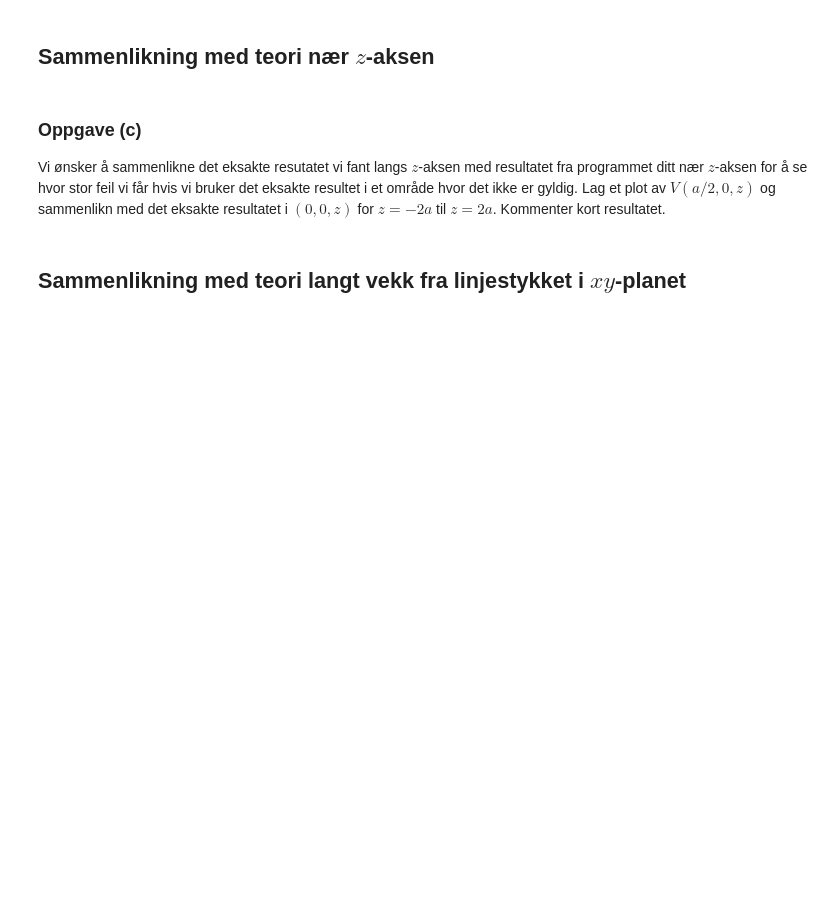
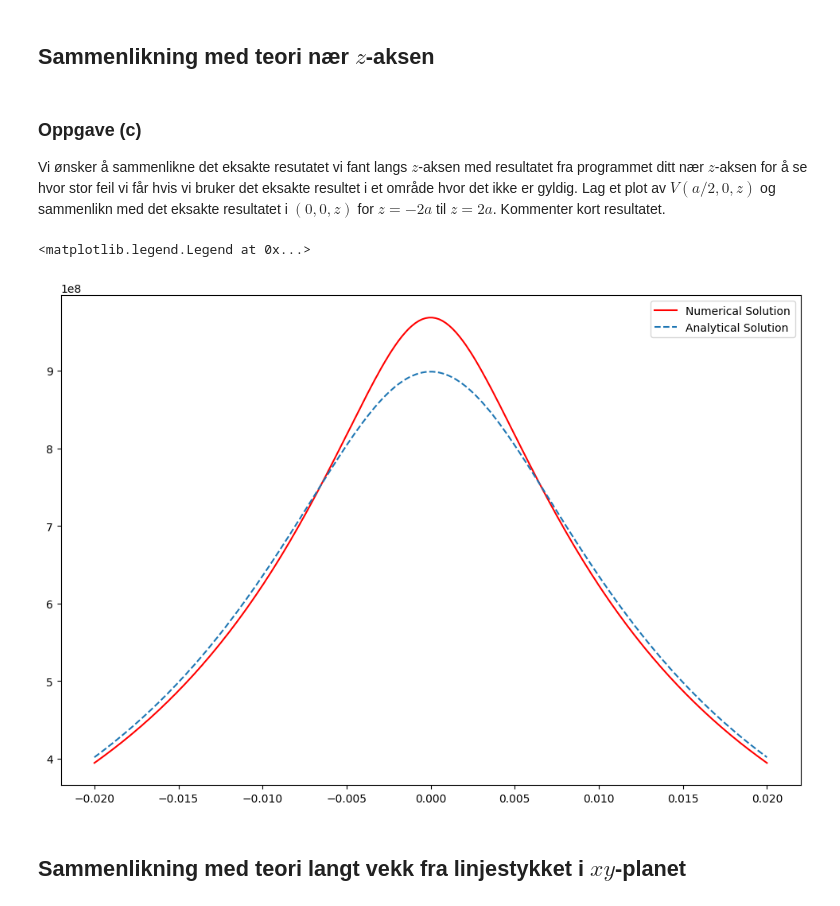
Before and after one commit to Oskar-Idland/FYS-1120, a Jupyter notebook: fys1120-prove-oppgave1.ipynb, the cells around one changed output. Cells and saved outputs as stored; diff of their text form; code cells hidden in the pictures; blank space fills up the shorter version.

```diff
--- a/fys1120-prove-oppgave1.ipynb
+++ b/fys1120-prove-oppgave1.ipynb
@@ -85,3 +149,18 @@ Vi ønsker å sammenlikne det eksakte resutatet vi fant langs $z$-aksen med resu
+# %%
+def V(z):
+    return q/(4*np.pi*epsilon0*(a**2 + z**2)**.5)
+
+z = np.linspace(-2*a, 2*a, N)
+Vz = V(z)
+index = int(5*N/8)
+
+plt.figure(figsize=(12, 8))
+plt.plot(z, Vxz[:,index], color = 'red', label = 'Numerical Solution')
+plt.plot(z, Vz, linestyle = '--', label = 'Analytical Solution')
+plt.legend()
+# %% [output]
+<matplotlib.legend.Legend at 0x...>
+[figure, added]
 # %% [markdown]
 ## Sammenlikning med teori langt vekk fra linjestykket i $xy$-planet
 # %% [markdown]
```
Also changed, not shown: parts of 16 cells of this notebook, 9 other files.
